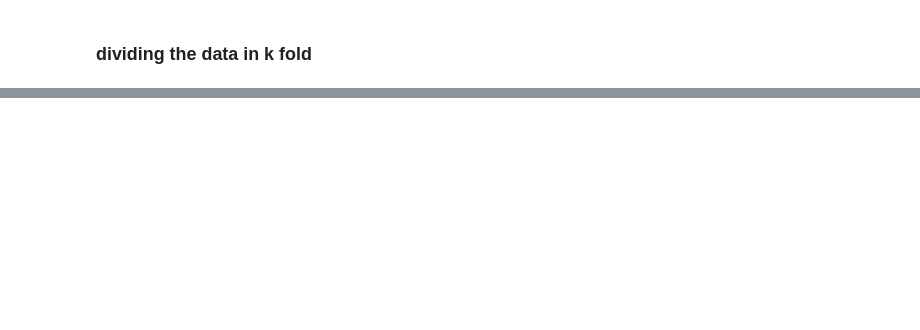
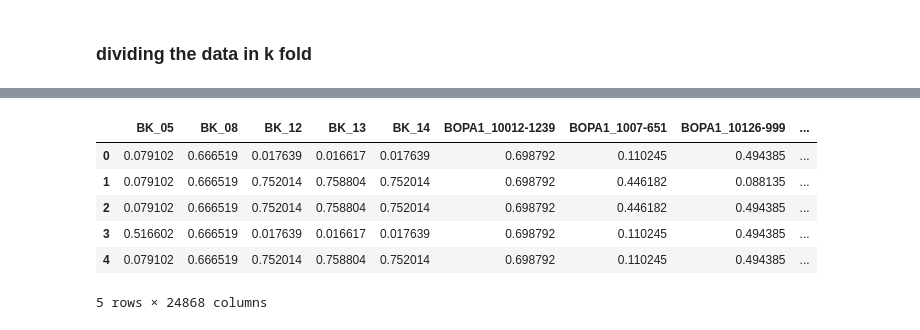
Before and after one commit to sheikhjubair/single_env_barley, a Jupyter notebook: DON_FHB.ipynb, the cells around one changed output, grey strips where cells are left out. Cells and saved outputs as stored; diff of their text form; code cells hidden in the pictures; blank space fills up the shorter version.

```diff
--- a/DON_FHB.ipynb
+++ b/DON_FHB.ipynb
@@ -244,0 +297,11 @@ for train_ind, test_ind in kf.split(germplasm):
+# %%
+val_hw = pd.read_pickle('../Dataset/validation_hw.pkl')
+val_hw.head(5)
+# %% [output]
+|  | BK_05 | BK_08 | BK_12 | BK_13 | BK_14 | BOPA1_10012-1239 | BOPA1_1007-651 | BOPA1_10126-999 | ... |
+| 0 | 0.079102 | 0.666519 | 0.017639 | 0.016617 | 0.017639 | 0.698792 | 0.110245 | 0.494385 | ... |
+| 1 | 0.079102 | 0.666519 | 0.752014 | 0.758804 | 0.752014 | 0.698792 | 0.446182 | 0.088135 | ... |
+| 2 | 0.079102 | 0.666519 | 0.752014 | 0.758804 | 0.752014 | 0.698792 | 0.446182 | 0.494385 | ... |
+| 3 | 0.516602 | 0.666519 | 0.017639 | 0.016617 | 0.017639 | 0.698792 | 0.110245 | 0.494385 | ... |
+| 4 | 0.079102 | 0.666519 | 0.752014 | 0.758804 | 0.752014 | 0.698792 | 0.110245 | 0.494385 | ... |
+5 rows × 24868 columns
```
Also changed, not shown: parts of 8 cells of this notebook, 5 other files.
